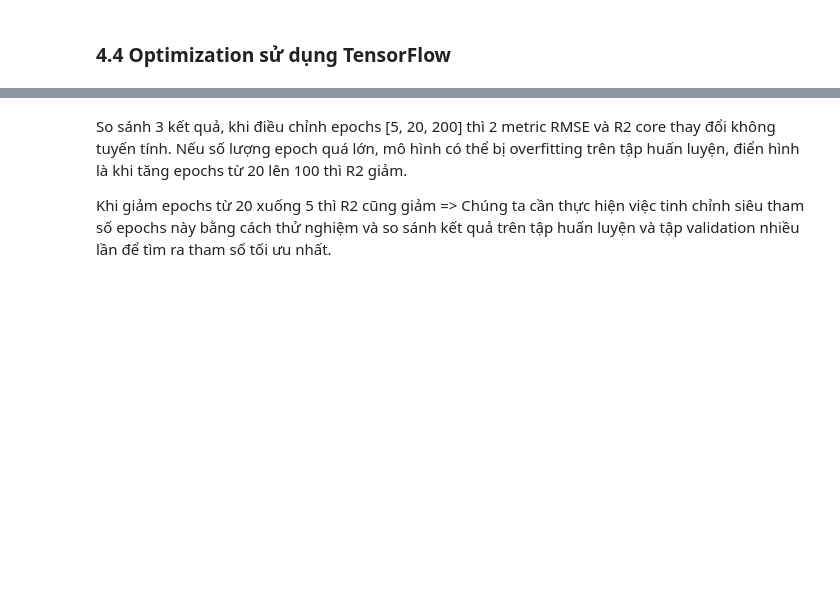
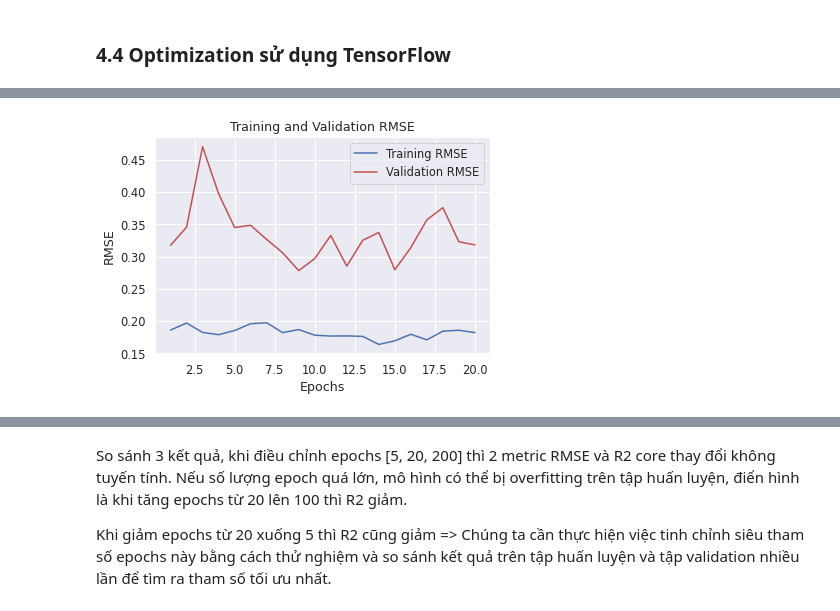
Before and after one commit to ngotancuong/ml, a Jupyter notebook: Hyperparameter_tuning__Regularization_and_Optimazation.ipynb, the cells around one changed output, grey strips where cells are left out. Drawn from its saved outputs; the diff is of its cells as text; code cells hidden in the pictures; blank space fills up the shorter version.

```diff
--- a/Hyperparameter_tuning__Regularization_and_Optimazation.ipynb
+++ b/Hyperparameter_tuning__Regularization_and_Optimazation.ipynb
@@ -911,6 +928,6 @@ R2 score: 0.5274253675893664
 # %%
 # Train model
-model.fit(
+history = model.fit(
     X_train, y_train,
     epochs=20,
     batch_size=32,
@@ -924,5 +941,6 @@ rmse = np.sqrt(mean_squared_error(y_valid, y_pred))
 r2 = r2_score(y_valid, y_pred)
 print('RMSE:', rmse)
 print('R2 score:', r2)
+plot_scores(history)
 # %% [output]
 Epoch 1/20
@@ -945,2 +963,3 @@ R2 score: 0.8737578439039295
+[figure, added]
 # %%
 # Train model
```
Also changed, not shown: parts of 19 cells of this notebook.
